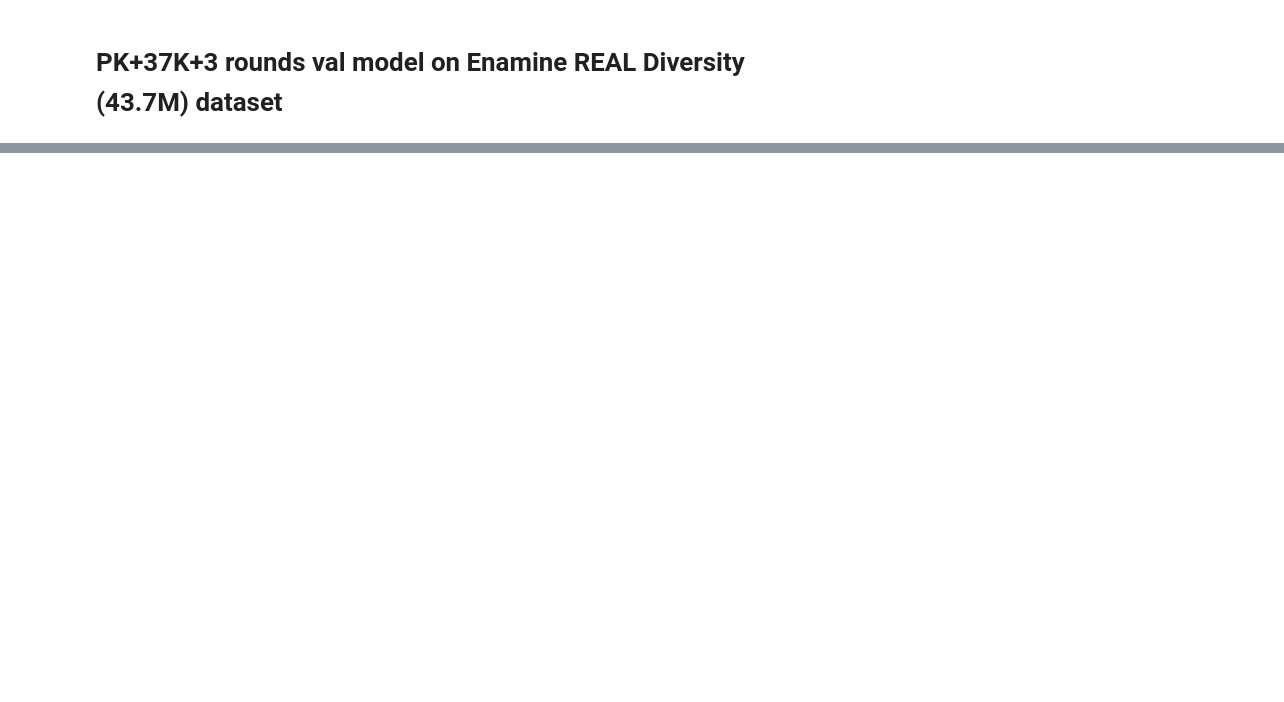
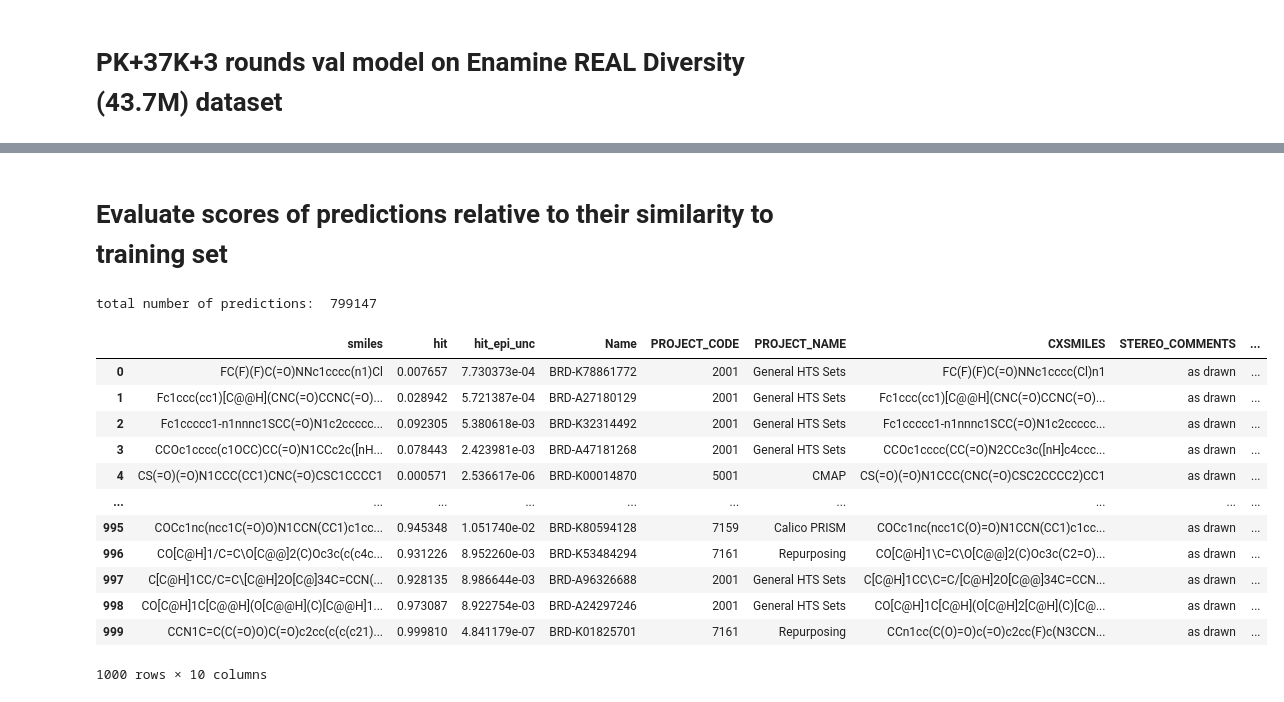
Before and after one commit to jackievaleri/ngonorrhoeae_abx_ml_discovery, a Jupyter notebook: src/06_filter_predictions_to_prioritize_compounds_for_validation.ipynb, the cells around one changed output, grey strips where cells are left out. Saved outputs shown, nothing was run; the diff lists cells and outputs as text; code cells hidden in the pictures; blank space fills up the shorter version.

```diff
--- a/src/06_filter_predictions_to_prioritize_compounds_for_validation.ipynb
+++ b/src/06_filter_predictions_to_prioritize_compounds_for_validation.ipynb
@@ -397,0 +238,28 @@ length of all preds:  3088
+# %% [markdown]
+# Evaluate scores of predictions relative to their similarity to training set
+# %%
+data_dir = '../out/predictions_from_models/pk_37k_model/800k/'
+df = pd.read_csv(data_dir + 'clean_preds_05_02_2022.csv')
+print('total number of predictions: ', len(df))
+
+# Bin the hit scores into intervals of 0.1
+df['hit_bin'] = pd.cut(df['hit'], bins=np.arange(0, 1.1, 0.1), right=False, include_lowest=True)
+
+# Sample 100 points from each hit_bin
+df_sampled = df.groupby('hit_bin').apply(lambda x: x.sample(n=100, random_state=42, replace=False)).reset_index(drop=True)
+df_sampled
+# %% [output]
+total number of predictions:  799147
+|  | smiles | hit | hit_epi_unc | Name | PROJECT_CODE | PROJECT_NAME | CXSMILES | STEREO_COMMENTS | ... |
+| 0 | FC(F)(F)C(=O)NNc1cccc(n1)Cl | 0.007657 | 7.730373e-04 | BRD-K78861772 | 2001 | General HTS Sets | FC(F)(F)C(=O)NNc1cccc(Cl)n1 | as drawn | ... |
+| 1 | Fc1ccc(cc1)[C@@H](CNC(=O)CCNC(=O)... | 0.028942 | 5.721387e-04 | BRD-A27180129 | 2001 | General HTS Sets | Fc1ccc(cc1)[C@@H](CNC(=O)CCNC(=O)... | as drawn | ... |
+| 2 | Fc1ccccc1-n1nnnc1SCC(=O)N1c2ccccc... | 0.092305 | 5.380618e-03 | BRD-K32314492 | 2001 | General HTS Sets | Fc1ccccc1-n1nnnc1SCC(=O)N1c2ccccc... | as drawn | ... |
+| 3 | CCOc1cccc(c1OCC)CC(=O)N1CCc2c([nH... | 0.078443 | 2.423981e-03 | BRD-A47181268 | 2001 | General HTS Sets | CCOc1cccc(CC(=O)N2CCc3c([nH]c4ccc... | as drawn | ... |
+| 4 | CS(=O)(=O)N1CCC(CC1)CNC(=O)CSC1CCCC1 | 0.000571 | 2.536617e-06 | BRD-K00014870 | 5001 | CMAP | CS(=O)(=O)N1CCC(CNC(=O)CSC2CCCC2)CC1 | as drawn | ... |
+| ... | ... | ... | ... | ... | ... | ... | ... | ... | ... |
+| 995 | COCc1nc(ncc1C(=O)O)N1CCN(CC1)c1cc... | 0.945348 | 1.051740e-02 | BRD-K80594128 | 7159 | Calico PRISM | COCc1nc(ncc1C(O)=O)N1CCN(CC1)c1cc... | as drawn | ... |
+| 996 | CO[C@H]1/C=C\O[C@@]2(C)Oc3c(c(c4c... | 0.931226 | 8.952260e-03 | BRD-K53484294 | 7161 | Repurposing | CO[C@H]1\C=C\O[C@@]2(C)Oc3c(C2=O)... | as drawn | ... |
+| 997 | C[C@H]1CC/C=C\[C@H]2O[C@]34C=CCN(... | 0.928135 | 8.986644e-03 | BRD-A96326688 | 2001 | General HTS Sets | C[C@H]1CC\C=C/[C@H]2O[C@@]34C=CCN... | as drawn | ... |
+| 998 | CO[C@H]1C[C@@H](O[C@@H](C)[C@@H]1... | 0.973087 | 8.922754e-03 | BRD-A24297246 | 2001 | General HTS Sets | CO[C@H]1C[C@H](O[C@H]2[C@H](C)[C@... | as drawn | ... |
+| 999 | CCN1C=C(C(=O)O)C(=O)c2cc(c(c(c21)... | 0.999810 | 4.841179e-07 | BRD-K01825701 | 7161 | Repurposing | CCn1cc(C(O)=O)c(=O)c2cc(F)c(N3CCN... | as drawn | ... |
+1000 rows × 10 columns
```
Also changed, not shown: parts of 21 cells of this notebook, 8 other files.
